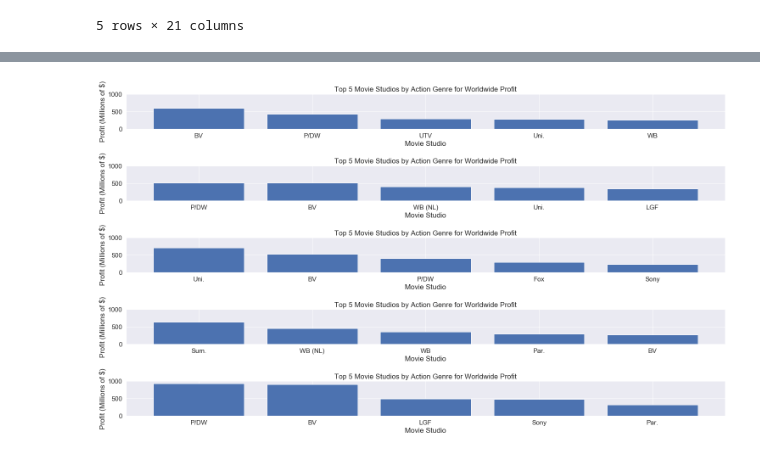
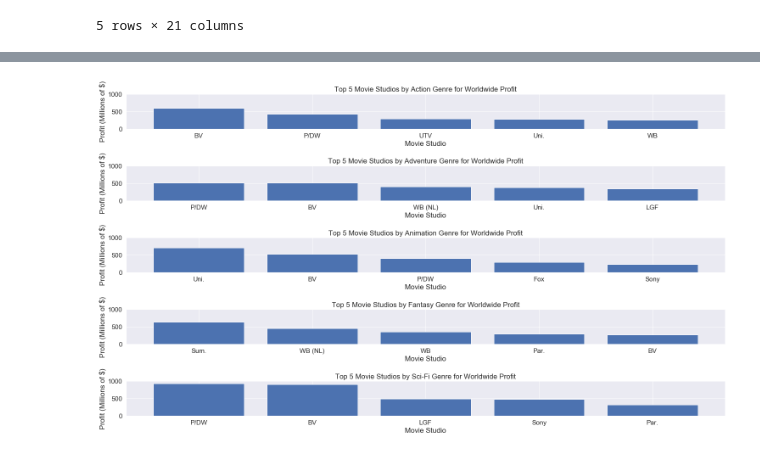
Before and after one commit to jmillerbrooks/mod_1_git_lab, a Jupyter notebook: visualizations.ipynb, the cells around one changed output, grey strips where cells are left out. Cells and saved outputs as stored; diff of their text form; code cells hidden in the pictures.

```diff
--- a/visualizations.ipynb
+++ b/visualizations.ipynb
@@ -230,36 +160,36 @@ action_bars.set_ylabel('Profit (Millions of $)')
 action_bars.set_title('Top 5 Movie Studios by Action Genre for Worldwide Profit')
 action_bars.set_ylim(top = 1000)
 
 #Plot adventure bars
 adventure_bars.bar(x = df_adventure.index, height = df_adventure.Adventure)
 adventure_bars.set_xlabel('Movie Studio')
 adventure_bars.set_ylabel('Profit (Millions of $)')
-adventure_bars.set_title('Top 5 Movie Studios by Action Genre for Worldwide Profit')
+adventure_bars.set_title('Top 5 Movie Studios by Adventure Genre for Worldwide Profit')
 adventure_bars.set_ylim(top = 1000)
 
 #Plot animation bars
 animation_bars.bar(x = df_animation.index, height = df_animation.Animation)
 animation_bars.set_xlabel('Movie Studio')
 animation_bars.set_ylabel('Profit (Millions of $)')
-animation_bars.set_title('Top 5 Movie Studios by Action Genre for Worldwide Profit')
+animation_bars.set_title('Top 5 Movie Studios by Animation Genre for Worldwide Profit')
 animation_bars.set_ylim(top = 1000)
 
 #Plot fantasy bars
 fantasy_bars.bar(x = df_fantasy.index, height = df_fantasy.Fantasy)
 fantasy_bars.set_xlabel('Movie Studio')
 fantasy_bars.set_ylabel('Profit (Millions of $)')
-fantasy_bars.set_title('Top 5 Movie Studios by Action Genre for Worldwide Profit')
+fantasy_bars.set_title('Top 5 Movie Studios by Fantasy Genre for Worldwide Profit')
 fantasy_bars.set_ylim(top = 1000)
 
 #Plot sci-fi bars
 sci_fi_bars.bar(x = df_sci_fi.index, height = df_sci_fi['Sci-Fi'])
 sci_fi_bars.set_xlabel('Movie Studio')
 sci_fi_bars.set_ylabel('Profit (Millions of $)')
-sci_fi_bars.set_title('Top 5 Movie Studios by Action Genre for Worldwide Profit')
+sci_fi_bars.set_title('Top 5 Movie Studios by Sci-Fi Genre for Worldwide Profit')
 sci_fi_bars.set_ylim(top = 1000)
 
 genre_bars_fig.set_tight_layout(True)
 
-genre_bars_fig.savefig('bar_chart_top_fives_studios.png')
+genre_bars_fig.savefig('./plot_images/bar_chart_top_fives_studios.png')
 # %% [output]
-[figure, old version]
+[figure, new version]
```
Also changed, not shown: parts of 10 cells of this notebook, 6 other files.
